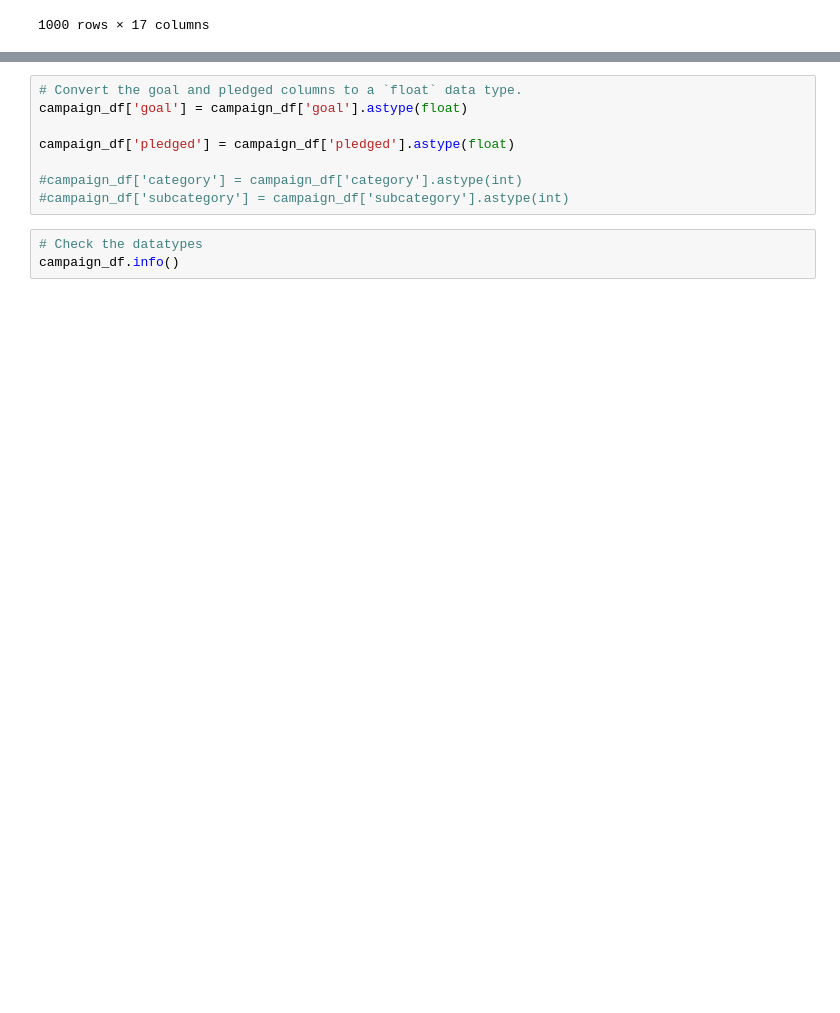
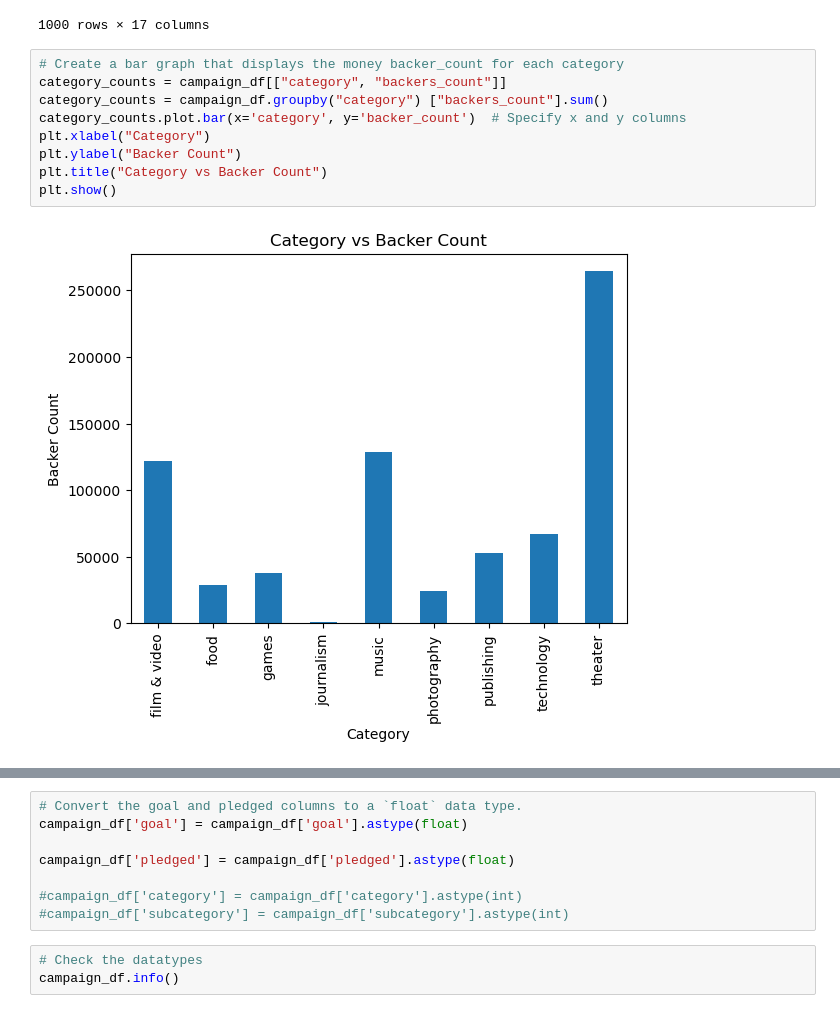
Before and after one commit to mhursh1231/Project-2, a Jupyter notebook: ETL_Mini_Project_Starter_Code_KT.ipynb, the cells around one changed output, grey strips where cells are left out. Drawn from its saved outputs; the diff is of its cells as text; blank space fills up the shorter version.

Commit message:
Add files via upload
This is the updated notebook complete with visualizations.

```diff
--- a/ETL_Mini_Project_Starter_Code_KT.ipynb
+++ b/ETL_Mini_Project_Starter_Code_KT.ipynb
@@ -234,3 +242,14 @@ campaign_df
 | 998 | 2175 | 6073 | Taylor, Santiago and Flores | Polarized composite customer loyalty | 66600 | 37823 | failed | 374 | US | ... |
 | 999 | 1788 | 4939 | Hernandez, Norton and Kelley | Expanded eco-centric policy | 111100 | 62819 | canceled | 1122 | US | ... |
 1000 rows × 17 columns
+# %%
+# Create a bar graph that displays the money backer_count for each category
+category_counts = campaign_df[["category", "backers_count"]]
+category_counts = campaign_df.groupby("category") ["backers_count"].sum()
+category_counts.plot.bar(x='category', y='backer_count')  # Specify x and y columns
+plt.xlabel("Category")
+plt.ylabel("Backer Count")
+plt.title("Category vs Backer Count")
+plt.show()
+# %% [output]
+[figure, added]
```
Also changed, not shown: parts of 17 cells of this notebook.
